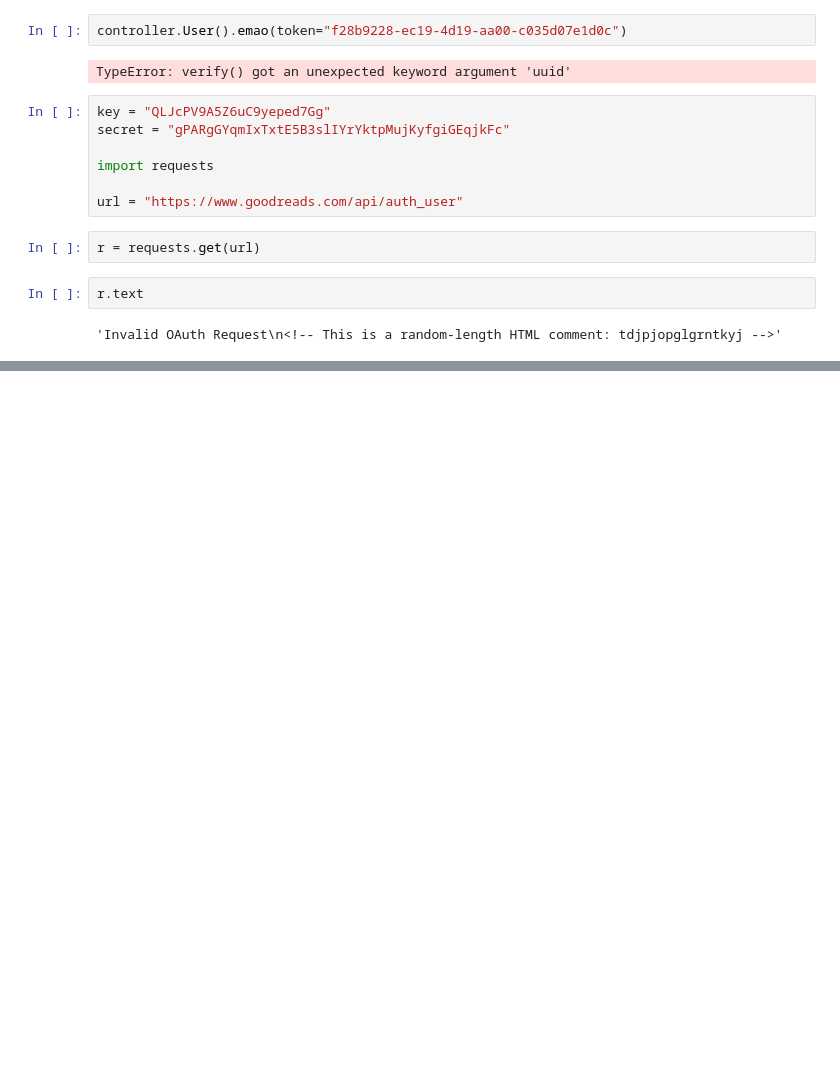
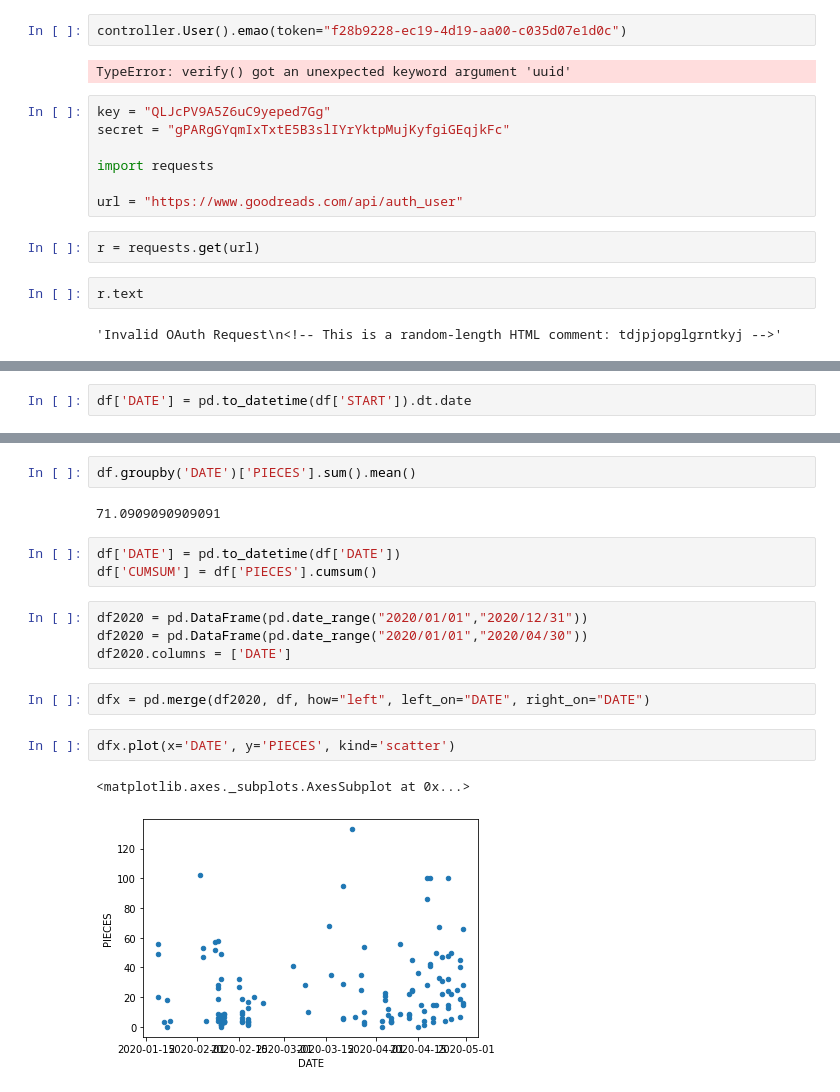
Before and after one commit to vkotek/web.kotek.co, a Jupyter notebook: Testing.ipynb, the cells around one changed output, grey strips where cells are left out. Saved outputs shown, nothing was run; the diff lists cells and outputs as text; blank space fills up the shorter version.

```diff
--- a/Testing.ipynb
+++ b/Testing.ipynb
@@ -147,0 +166,2 @@ preferences
+# %%
+df['DATE'] = pd.to_datetime(df['START']).dt.date
@@ -147,0 +188,18 @@ preferences
+# %%
+df.groupby('DATE')['PIECES'].sum().mean()
+# %% [output]
+71.0909090909091
+# %%
+df['DATE'] = pd.to_datetime(df['DATE'])
+df['CUMSUM'] = df['PIECES'].cumsum()
+# %%
+df2020 = pd.DataFrame(pd.date_range("2020/01/01","2020/12/31"))
+df2020 = pd.DataFrame(pd.date_range("2020/01/01","2020/04/30"))
+df2020.columns = ['DATE']
+# %%
+dfx = pd.merge(df2020, df, how="left", left_on="DATE", right_on="DATE")
+# %%
+dfx.plot(x='DATE', y='PIECES', kind='scatter')
+# %% [output]
+<matplotlib.axes._subplots.AxesSubplot at 0x...>
+[figure, added]
```
Also changed, not shown: parts of 29 cells of this notebook, 12 other files.
